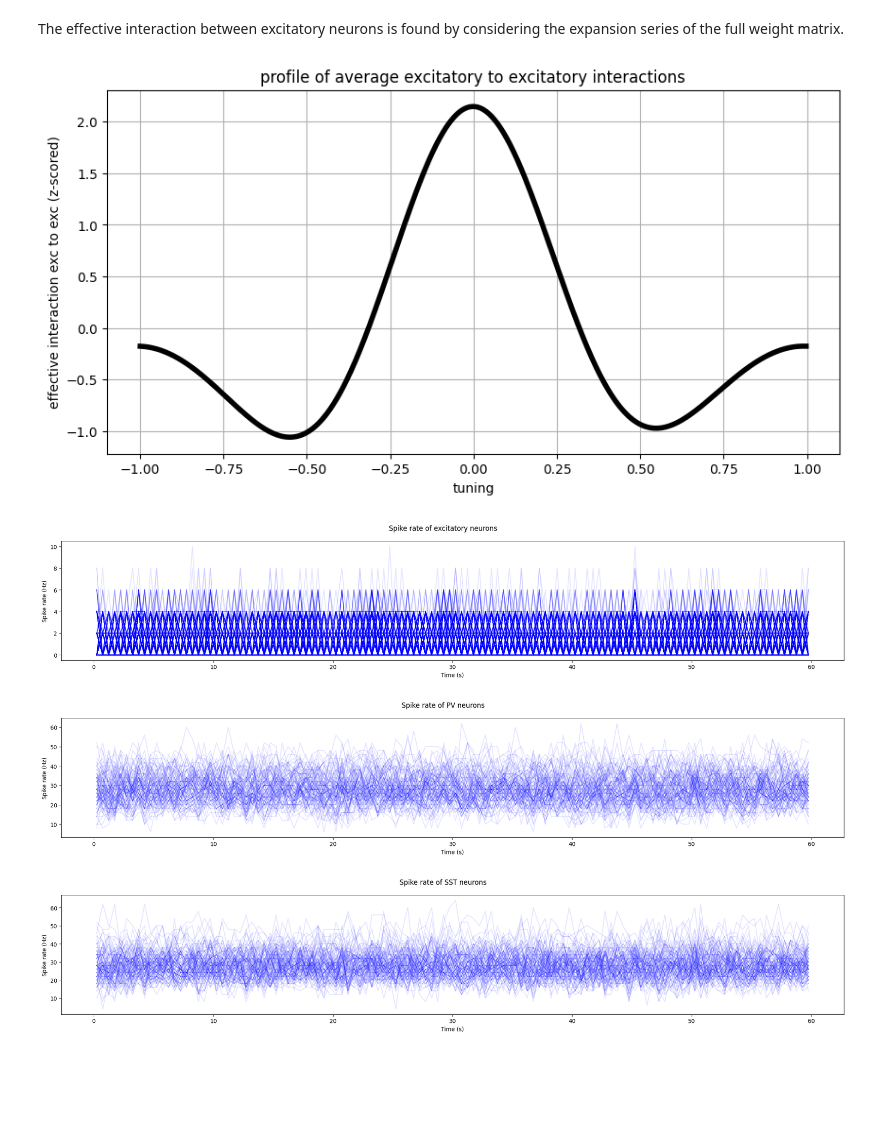
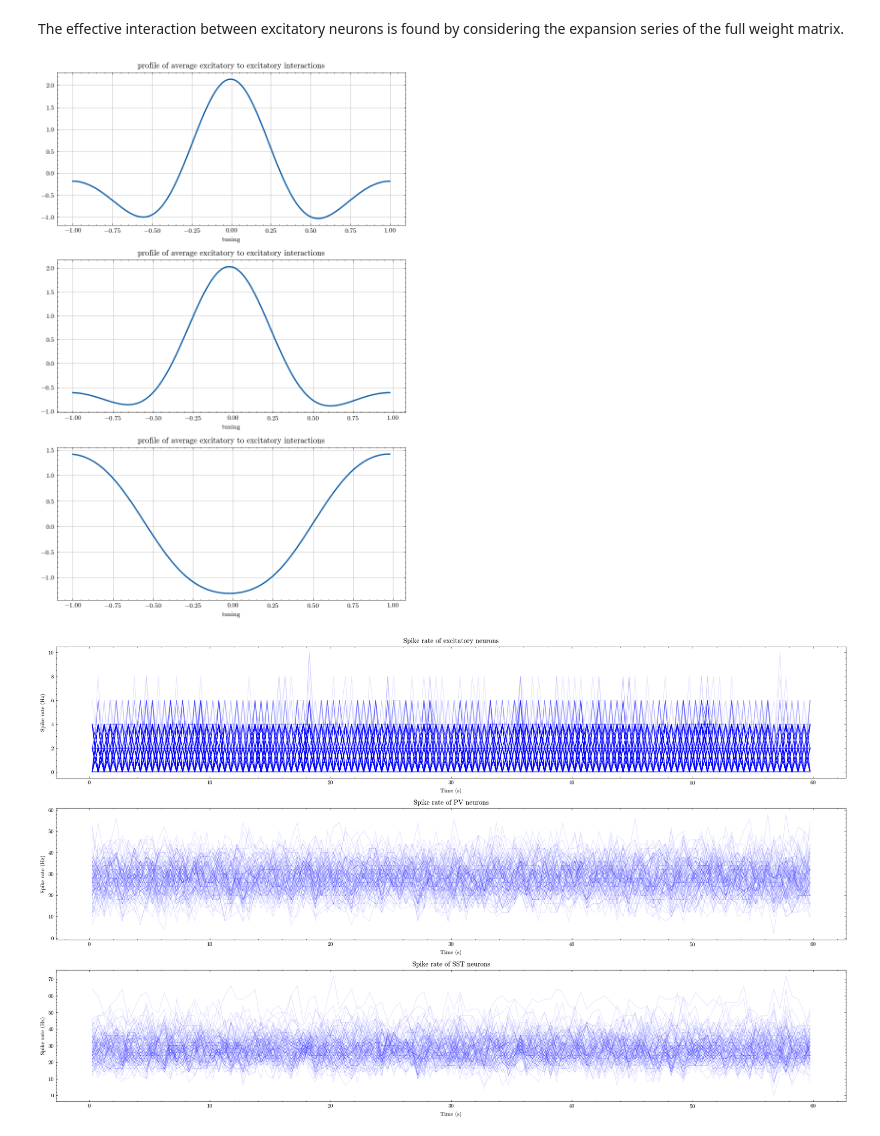
Before and after one commit to StevenZhang0116/structured-stabilization-in-recurrent-neural-circuits, a Jupyter notebook: Notebooks/03_ring_network_modify.ipynb, the cells around one changed output. Cells and saved outputs as stored; diff of their text form; code cells hidden in the pictures; blank space fills up the shorter version.

```diff
--- a/Notebooks/03_ring_network_modify.ipynb
+++ b/Notebooks/03_ring_network_modify.ipynb
@@ -551,12 +538,12 @@ save_dict = {
         'spiketimes_s':np.array(spk_s_mon.t/second),
         }
 
-savetemppath = f'brian2network_{save_id}.pkl'
-# if file exists, create new file with random string added
-while os.path.exists(savetemppath):
-    savetemppath =  f'brian2network_{save_id}_{np.random.randint(1000)}.pkl'
-with open(savetemppath,'wb') as f:
-    pickle.dump(save_dict,f)
+savetemppath = f'brian2network_{save_id}_seed{seed}.pkl'
+# # if file exists, create new file with random string added
+# while os.path.exists(savetemppath):
+#     savetemppath =  f'brian2network_{save_id}_{np.random.randint(1000)}.pkl'
+# with open(savetemppath,'wb') as f:
+#     pickle.dump(save_dict,f)
 print(f'Created temporary file {savetemppath} to store data')
 
 print('******* \n Run completed!\n*******')
@@ -715,46 +716,51 @@ The effective interaction between excitatory neurons is found by considering the
 # %%
 NTOT=NE+NP+NS
 idx_e = np.arange(NE)
 idx_p = NE+np.arange(NP)
 idx_s = NE+NP+np.arange(NS)
 
 w_full = np.zeros((NTOT,NTOT),dtype=float)
 w_full[np.ix_(idx_e,idx_e)]=w_ee_full
 w_full[np.ix_(idx_p,idx_e)]=w_ep_full
 w_full[np.ix_(idx_e,idx_p)]=-w_pe_full
 w_full[np.ix_(idx_p,idx_p)]=-w_pp_full
 
 w_full[np.ix_(idx_s,idx_e)]=w_es_full
 w_full[np.ix_(idx_e,idx_s)]=-w_se_full
 w_full[np.ix_(idx_s,idx_s)]=-w_ss_full
 
 w_full[np.ix_(idx_s,idx_p)]=-w_ps_full
 w_full[np.ix_(idx_p,idx_s)]=-w_sp_full
 
 # Just the sum of powers of the weight matrix
 w_effective = (np.eye(NTOT)
               + w_full
                + w_full @ w_full
                + w_full @ w_full @ w_full
                + w_full @ w_full @ w_full @ w_full
                + w_full @ w_full @ w_full @ w_full  @ w_full
-               + w_full @ w_full @ w_full @ w_full  @ w_full @ w_full)
-# selec only exc to exc portion
-w_effective_ee = w_effective[np.ix_(idx_e,idx_e)]
-# now I take the average, as I did with the weight matrix for the previous figure
-profile_ee_effective=mean_and_norm(unband_and_center(w_effective_ee))
-# z-score the result
-profile_ee_effective_zscored = (profile_ee_effective - profile_ee_effective.mean()) / profile_ee_effective.std()
+               + w_full @ w_full @ w_full @ w_full  @ w_full @ w_full
+)
 
-plt.figure(figsize=(10, 5))
-plt.plot(tuning_exc_all,profile_ee_effective_zscored,color='black',linewidth=4)
-plt.xlabel('tuning')
-plt.ylabel('effective interaction exc to exc (z-scored)')
-plt.title('profile of average excitatory to excitatory interactions')
-plt.grid(True)
-plt.show()
+dict_info = [[idx_e, tuning_exc_all, "excitatory"], [idx_p, tuning_pv_all, "PV"], [idx_s, tuning_sst_all, "SST"]]
+
+fig, ax = plt.subplots(3,1,figsize=(8,4*3))
+
+for index, (idx, tuning_all, label) in enumerate(dict_info):
+    w_effective_ee = w_effective[np.ix_(idx, idx)]
+    profile_ee_effective=mean_and_norm(unband_and_center(w_effective_ee))
+    profile_ee_effective_zscored = (profile_ee_effective - profile_ee_effective.mean()) / profile_ee_effective.std()
+
+    ax[index].plot(tuning_all, profile_ee_effective_zscored, lw=2)
+    ax[index].set_xlabel('tuning')
+    # ax[index].set_ylabel(f'effective interaction {label} to {label} (z-scored)')
+    ax[index].set_title('profile of average excitatory to excitatory interactions')
+    ax[index].grid(True)
+
+fig.tight_layout()
+fig.savefig(f"../Figures/replicate_ring_structure_two_interneurons_effective_profile_seed{seed}.png", bbox_inches='tight', dpi=1000)
 # %% [output]
-[figure, old version]
+[figure, new version]
 # %%
 bin_width = 500.0 * 0.001
 t_start = 0
@@ -762,20 +768,20 @@ t_stop  = time_checkspikes
 bins    = np.arange(t_start, t_stop + bin_width, bin_width)
 t_axis = (bins[:-1] + bin_width/2)
 
+fig, ax = plt.subplots(3,1,figsize=(20,4*3))
 dict_info = [[NE, spk_e_mon, "excitatory"], [NP, spk_p_mon, "PV"], [NS, spk_s_mon, "SST"]]
-for (NUM, spk_mon, spk_name) in dict_info:
-    fig, ax = plt.subplots(1,1,figsize=(20,4))
+for index, (NUM, spk_mon, spk_name) in enumerate(dict_info):
     for ne_index in range(NUM):
         spike_aligned = np.array(spk_mon.spike_trains()[ne_index]) - time_training - time_warmup
         counts, _ = np.histogram(spike_aligned, bins=bins)
         rate_hz   = counts / bin_width
-        ax.plot(t_axis, rate_hz, color=color_e, alpha=0.1)
-    ax.set_xlabel('Time (s)')
-    ax.set_ylabel('Spike rate (Hz)')
-    fig.suptitle(f'Spike rate of {spk_name} neurons')
-    fig.tight_layout()
+        ax[index].plot(t_axis, rate_hz, color=color_e, alpha=0.1)
+    ax[index].set_xlabel('Time (s)')
+    ax[index].set_ylabel('Spike rate (Hz)')
+    ax[index].set_title(f'Spike rate of {spk_name} neurons')
+
+fig.tight_layout()
+fig.savefig(f"../Figures/replicate_ring_structure_two_interneurons_spikes_seed{seed}.png", bbox_inches='tight', dpi=300)
 # %% [output]
-[figure, old version]
+[figure, new version]
-[figure, removed]
-[figure, removed]
 # %%
```
Also changed, not shown: parts of 14 cells of this notebook, 2 other files.
